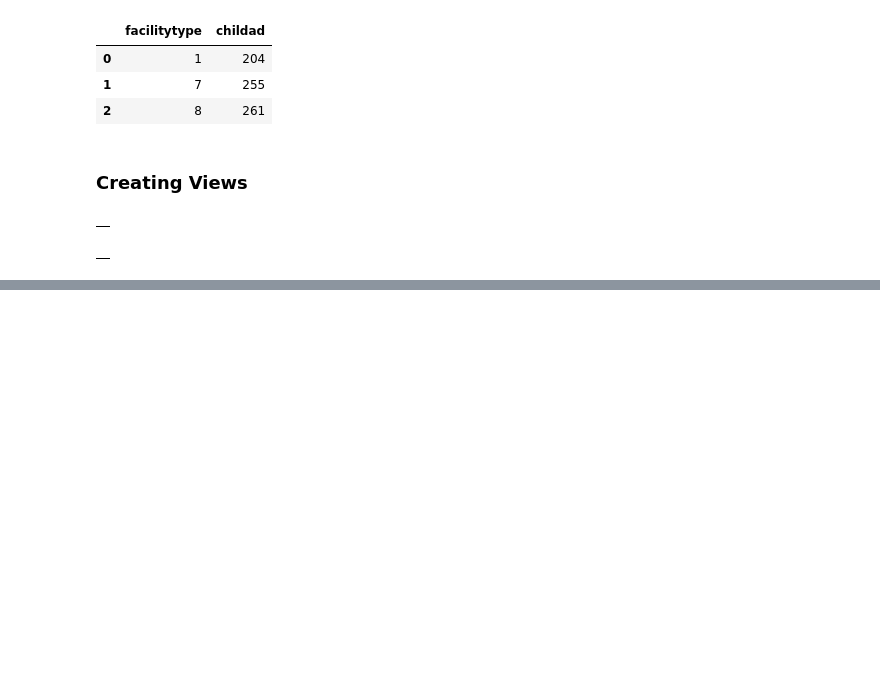
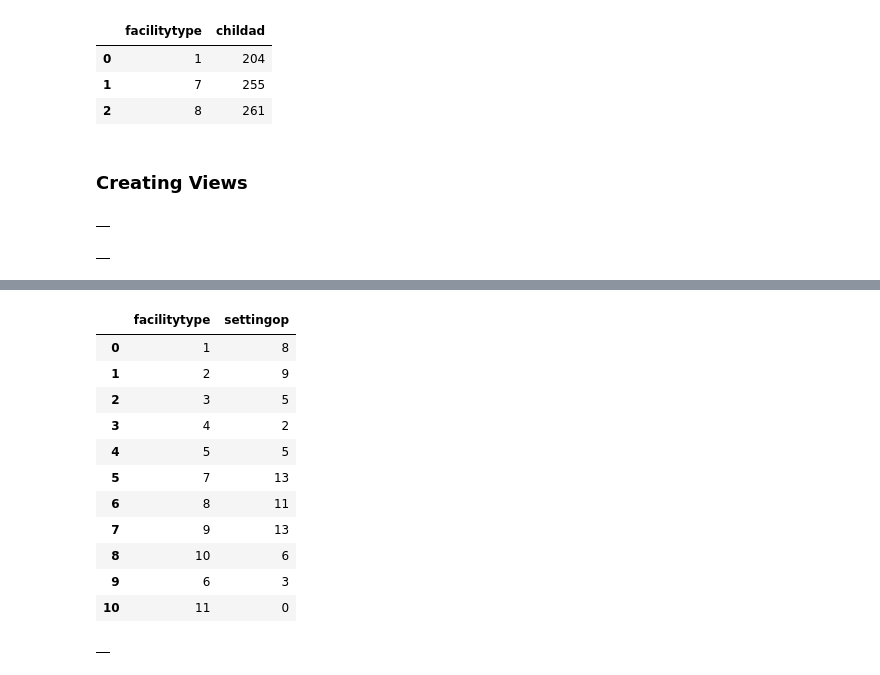
Before and after one commit to cs327e-spring2020/zeba_pathan, a Jupyter notebook: samhda_analysis.ipynb, the cells around one changed output, grey strips where cells are left out. Saved outputs shown, nothing was run; the diff lists cells and outputs as text; code cells hidden in the pictures; blank space fills up the shorter version.

```diff
--- a/samhda_analysis.ipynb
+++ b/samhda_analysis.ipynb
@@ -162,0 +230,35 @@ order by s1.lst
+# %%
+%%bigquery
+
+#in this query we summed the settingop variable (which represents facilities that provide mental health treatment in an outpatient
+#setting) from the facility information table, and the caseids chosen were the ones where the facilities
+#were in Texas. we grouped by facilitytype.
+
+select facilitytype, sum(settingop) as settingop,
+from samhda_modeled.facility_information_Beam_DF
+where caseid IN (select caseid from samhda_modeled.facility_information_Beam_DF where lst = "TX")
+group by facilitytype
+# %% [output]
+|  | facilitytype | settingop |
+| 0 | 1 | 8 |
+| 1 | 2 | 9 |
+| 2 | 3 | 5 |
+| 3 | 4 | 2 |
+| 4 | 5 | 5 |
+| 5 | 7 | 13 |
+| 6 | 8 | 11 |
+| 7 | 9 | 13 |
+| 8 | 10 | 6 |
+| 9 | 6 | 3 |
+| 10 | 11 | 0 |
+# %%
+%%bigquery
+#this creates the database view for our last query that we included.
+
+create or replace view samhda_modeled.v_outpatient_facilities as
+select facilitytype, sum(settingop) as settingop,
+from `first-planet-266901.samhda_modeled.facility_information_Beam_DF`
+where caseid IN (select caseid from `first-planet-266901.samhda_modeled.facility_information_Beam_DF` where lst = "TX")
+group by facilitytype
+# %% [output]
+|  |
```
Also changed, not shown: parts of 4 cells of this notebook, 1 other file.
